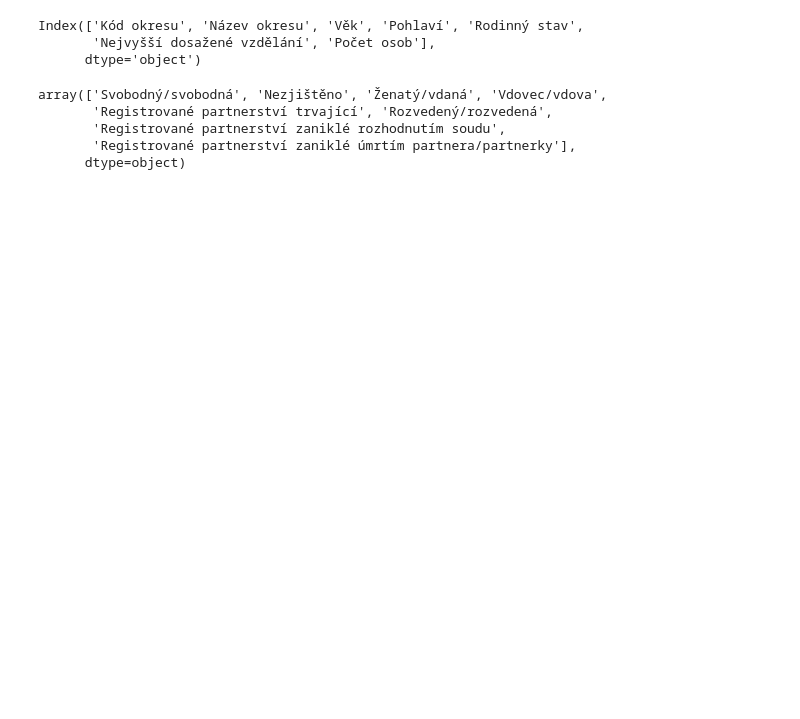
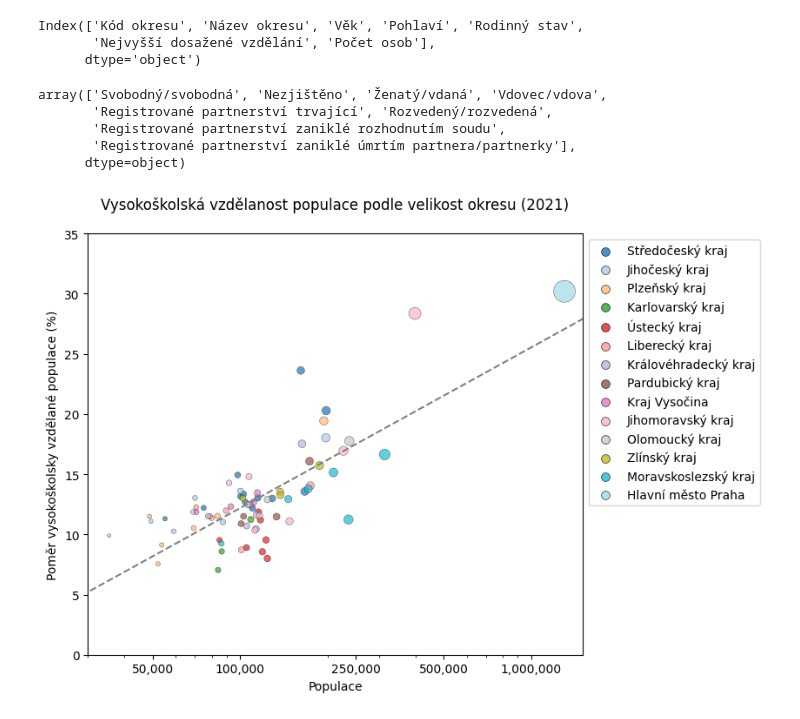
Before and after one commit to dominik-sv/Population-Data, a Jupyter notebook: education.ipynb, the cells around one changed output. Drawn from its saved outputs; the diff is of its cells as text; code cells hidden in the pictures; blank space fills up the shorter version.

```diff
--- a/education.ipynb
+++ b/education.ipynb
@@ -297,4 +285,95 @@ for okres in df['Název okresu'].unique():
         data = new_row
     else:
         data = pd.concat([data, new_row])
+# %%
+region_dict = {
+    20: "Středočeský kraj",
+    31: "Jihočeský kraj",
+    32: "Plzeňský kraj",
+    41: "Karlovarský kraj",
+    42: "Ústecký kraj",
+    51: "Liberecký kraj",
+    52: "Královéhradecký kraj",
+    53: "Pardubický kraj",
+    63: "Kraj Vysočina",
+    64: "Jihomoravský kraj",
+    71: "Olomoucký kraj",
+    72: "Zlínský kraj",
+    80: "Moravskoslezský kraj",
+    10: "Hlavní město Praha"
+}
+# %%
+# --- your data prep ---
+x = data['Population'].values
+y = data['Educated'].values / x * 100
+codes, uniques = pd.factorize(data['Region_code'])
+cmap = plt.get_cmap('tab20', len(uniques))
+
+# --- compute trendline ---
+m, b = np.polyfit(np.log(x), y, 1)
+xx = np.linspace(25_000, 2_000_000, 200)
+
+# --- figure & axes ---
+fig, ax = plt.subplots(figsize=(10, 6))
+
+# scatter
+sc = ax.scatter(x, y,
+                c=codes,
+                cmap=cmap,
+                s=x / 4_000,
+                alpha=0.7,
+                edgecolor='k',
+                linewidth=0.3)
+
+# trendline
+ax.plot(xx, m * np.log(xx) + b,
+        color='gray',
+        ls='--',
+        lw=1.5)
+
+# scales & limits
+ax.set_xscale('log')
+ax.set_xlim(30_000, 1_500_000)
+ax.set_ylim(0, 35)
+
+# labels & title
+ax.set_xlabel('Populace')
+ax.set_ylabel('Poměr vysokoškolsky vzdělané populace (%)')
+ax.set_title('Vysokoškolská vzdělanost populace podle velikost okresu (2021)',
+             pad=20)
+
+# custom x-ticks & formatting
+ticks = [50_000, 100_000, 250_000, 500_000, 1_000_000]
+ax.set_xticks(ticks)
+ax.xaxis.set_major_formatter(
+    FuncFormatter(lambda val, pos: f"{int(val):,}")
+)
+
+# manual legend entries for regions
+for i, region in enumerate(uniques):
+    ax.scatter([], [],
+               c=[cmap(i)],
+               s=50,
+               alpha=0.8,
+               edgecolor='k',
+               linewidth=0.5,
+               label=region_dict[int(region)])
+
+leg = ax.legend(bbox_to_anchor=(1, 1),
+                loc='upper left',
+                borderaxespad=0.5)
+
+# adjust layout to make room for title & legend
+plt.tight_layout(rect=[0, 0, 0.85, 1])
+
+# save to PDF
+fig.savefig("vzdelanost_podle_okresu.pdf",
+            format="pdf",
+            bbox_inches="tight",
+            dpi=300)
+
+# finally display
+plt.show()
+# %% [output]
+[figure, added]
 # %%
```
Also changed, not shown: parts of 8 cells of this notebook, 7 other files.
